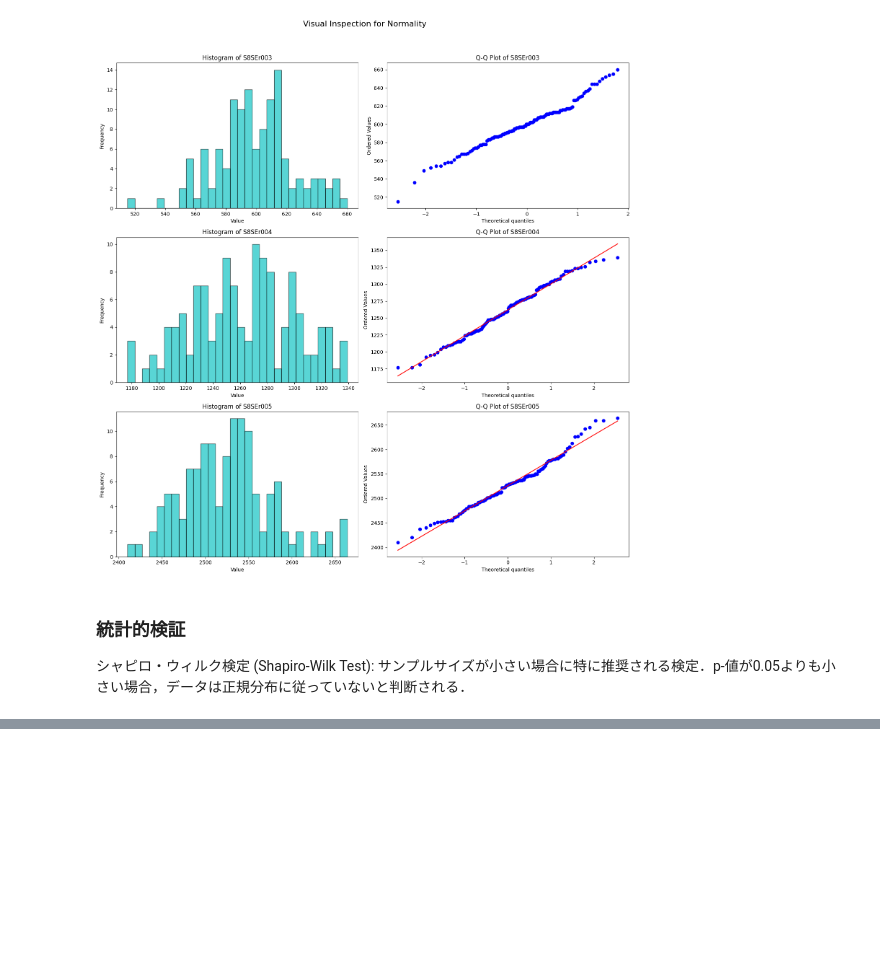
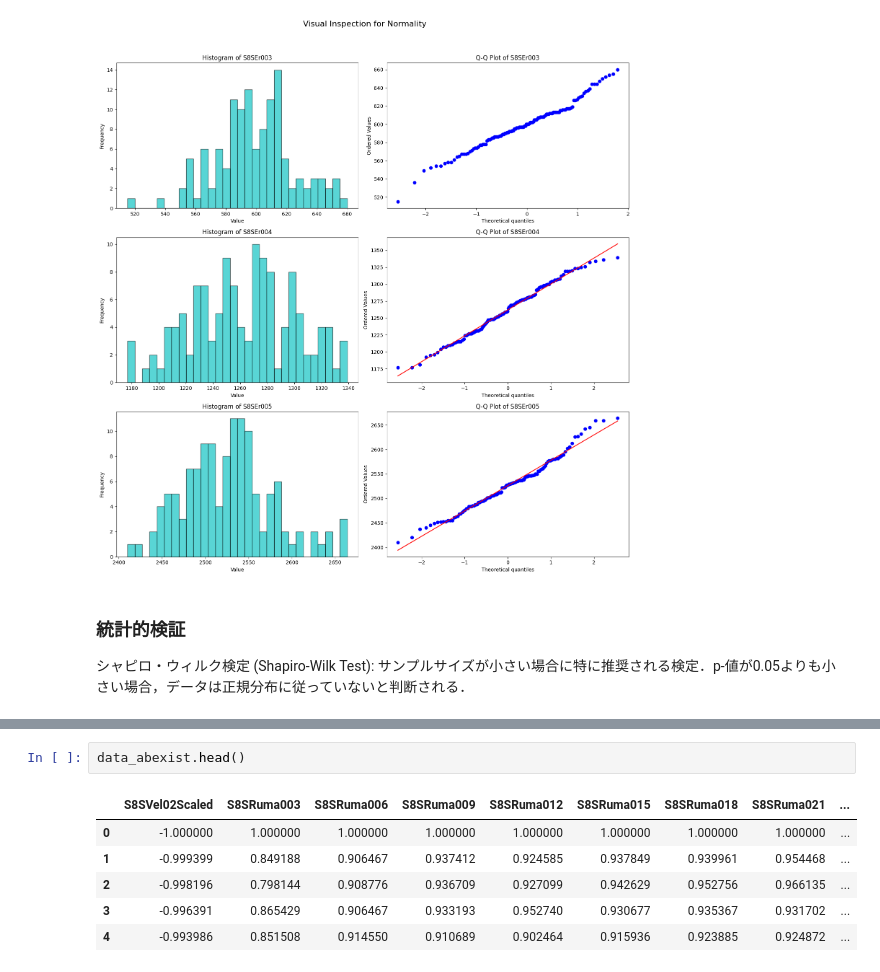
Before and after one commit to LABO-M/BANZAI, a Jupyter notebook: masuda/study7.ipynb, the cells around one changed output, grey strips where cells are left out. Saved outputs shown, nothing was run; the diff lists cells and outputs as text; blank space fills up the shorter version.

```diff
--- a/masuda/study7.ipynb
+++ b/masuda/study7.ipynb
@@ -168,0 +242,9 @@ shapiro_results
+# %%
+data_abexist.head()
+# %% [output]
+|  | S8SVel02Scaled | S8SRuma003 | S8SRuma006 | S8SRuma009 | S8SRuma012 | S8SRuma015 | S8SRuma018 | S8SRuma021 | ... |
+| 0 | -1.000000 | 1.000000 | 1.000000 | 1.000000 | 1.000000 | 1.000000 | 1.000000 | 1.000000 | ... |
+| 1 | -0.999399 | 0.849188 | 0.906467 | 0.937412 | 0.924585 | 0.937849 | 0.939961 | 0.954468 | ... |
+| 2 | -0.998196 | 0.798144 | 0.908776 | 0.936709 | 0.927099 | 0.942629 | 0.952756 | 0.966135 | ... |
+| 3 | -0.996391 | 0.865429 | 0.906467 | 0.933193 | 0.952740 | 0.930677 | 0.935367 | 0.931702 | ... |
+| 4 | -0.993986 | 0.851508 | 0.914550 | 0.910689 | 0.902464 | 0.915936 | 0.923885 | 0.924872 | ... |
```
Also changed, not shown: parts of 8 cells of this notebook, 2 other files.
